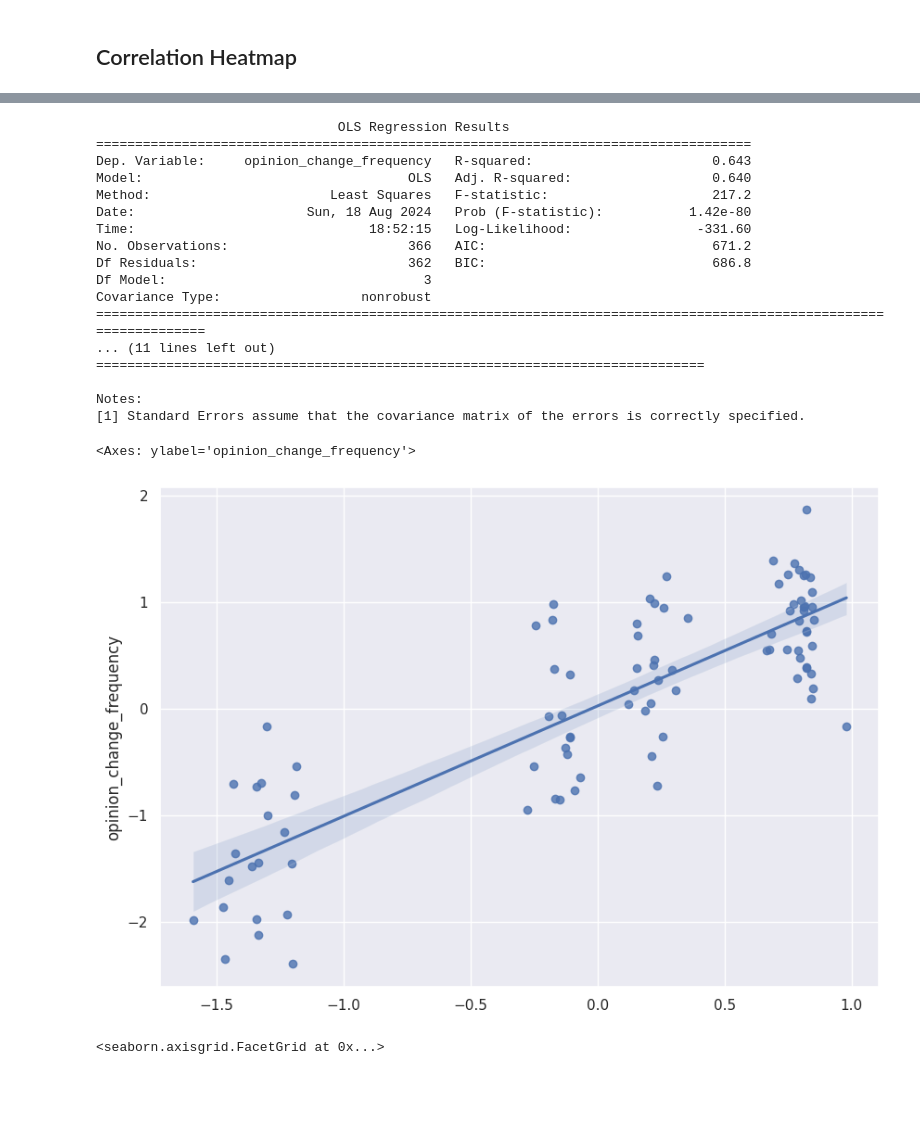
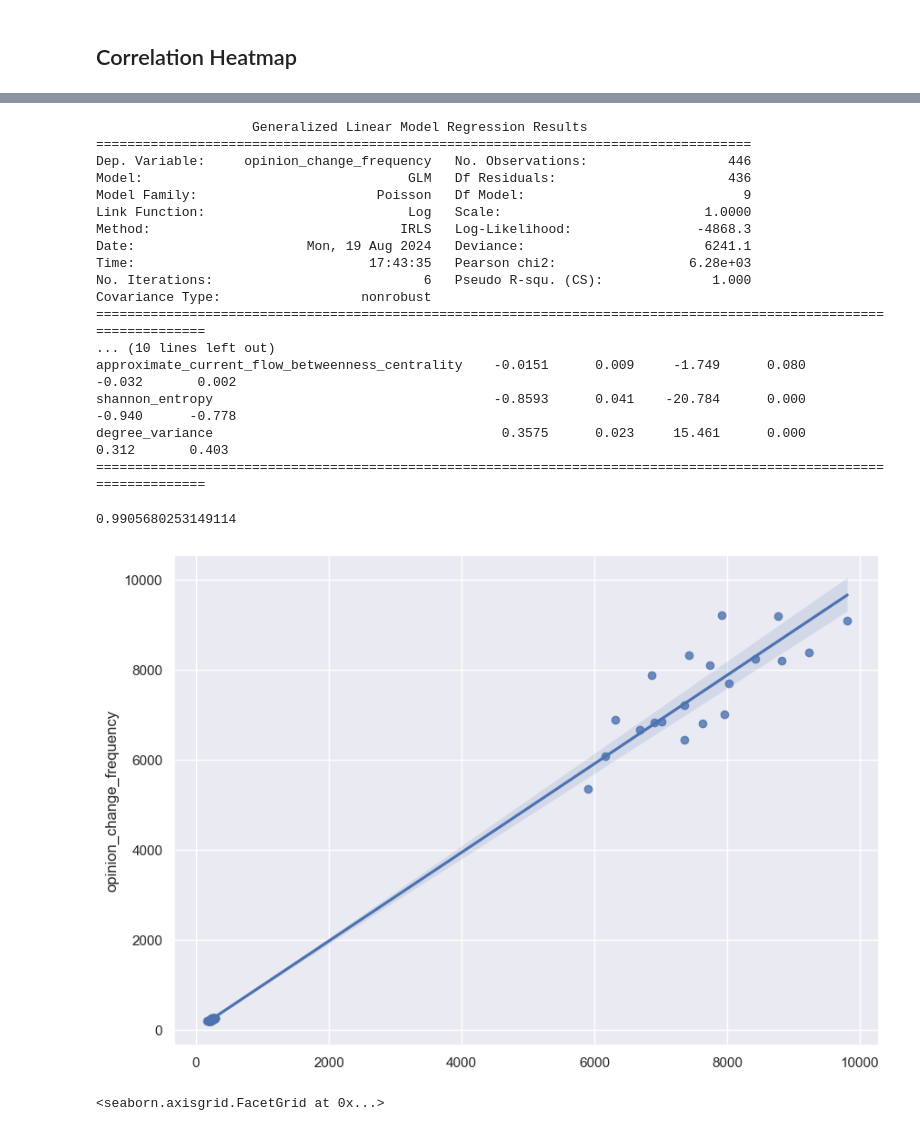
Before and after one commit to vitorfrois/SznajdNetworks, a Jupyter notebook: src/EDA.ipynb, the cells around one changed output, grey strips where cells are left out. Saved outputs shown, nothing was run; the diff lists cells and outputs as text; code cells hidden in the pictures; blank space fills up the shorter version.

Commit message:
poisson regression

```diff
--- a/src/EDA.ipynb
+++ b/src/EDA.ipynb
@@ -110,7 +100,7 @@ from sklearn.metrics.pairwise import pairwise_distances
 feature_correlation = pairwise_distances(measures_df[FEATURES].T, metric='correlation')
 feature_correlation = pd.DataFrame(feature_correlation, index=FEATURES)
 # %%
-filtered_dataset = dataset[(dataset['type'] != 'watts-strogatz') & (dataset['initialization'] == 'random')]
+filtered_dataset = dataset[(dataset['initialization'] == 'direct')]
 filtered_dataset.describe()
 # %% [output]
 |  | index | clustering | closeness | betweenness | average_shortest_path_lenght | eigenvector | assortativity | ... |
@@ -150,51 +140,60 @@ sns.pairplot(filtered_dataset[['clustering', 'eigenvector', 'assortativity', 'sh
 # %%
 from sklearn.model_selection import train_test_split
 
-filtered_dataset.loc[:, FEATURES] = scaler.fit_transform(filtered_dataset[FEATURES])
-filtered_dataset.loc[:, 'opinion_change_frequency'] = scaler.fit_transform(np.array(filtered_dataset['opinion_change_frequency']).reshape(-1, 1))
+# filtered_dataset.loc[:, FEATURES] = scaler.fit_transform(filtered_dataset[FEATURES])
+# filtered_dataset.loc[:, 'opinion_change_frequency'] = scaler.fit_transform(np.array(filtered_dataset['opinion_change_frequency']).reshape(-1, 1))
+
+SELECTED_FEATURES = ['clustering', 'approximate_current_flow_betweenness_centrality', 'shannon_entropy']
 
 
 y = filtered_dataset['opinion_change_frequency']
 X = sm.add_constant(
-   filtered_dataset[['clustering', 'approximate_current_flow_betweenness_centrality', 'shannon_entropy']]
+   filtered_dataset[FEATURES]
 )
 
 X_train, X_test, y_train, y_test = train_test_split(
     X, y, test_size=0.2, random_state=1, shuffle=True
 )
+
+X_train[FEATURES] = scaler.fit_transform(X_train[FEATURES])
+X_test[FEATURES] = scaler.transform(X_test[FEATURES])
 # %%
-mod = sm.OLS(
+mod = sm.GLM(
     endog=y_train,
-    exog=X_train
+    exog=X_train,
+    family=sm.families.Poisson()
 )
 res = mod.fit()
 # %%
 print(res.summary())
 # %% [output]
-                               OLS Regression Results
+                    Generalized Linear Model Regression Results
 ====================================================================================
-Dep. Variable:     opinion_change_frequency   R-squared:                       0.643
-Model:                                  OLS   Adj. R-squared:                  0.640
-Method:                       Least Squares   F-statistic:                     217.2
-Date:                      Sun, 18 Aug 2024   Prob (F-statistic):           1.42e-80
-Time:                              18:52:15   Log-Likelihood:                -331.60
-No. Observations:                       366   AIC:                             671.2
-Df Residuals:                           362   BIC:                             686.8
-Df Model:                                 3
+Dep. Variable:     opinion_change_frequency   No. Observations:                  446
+Model:                                  GLM   Df Residuals:                      436
+Model Family:                       Poisson   Df Model:                            9
+Link Function:                          Log   Scale:                          1.0000
+Method:                                IRLS   Log-Likelihood:                -4868.3
+Date:                      Mon, 19 Aug 2024   Deviance:                       6241.1
+Time:                              17:43:35   Pearson chi2:                 6.28e+03
+No. Iterations:                           6   Pseudo R-squ. (CS):              1.000
 Covariance Type:                  nonrobust
 ===================================================================================================================
-... (11 lines left out)
-==============================================================================
-
-Notes:
-[1] Standard Errors assume that the covariance matrix of the errors is correctly specified.
+... (10 lines left out)
+approximate_current_flow_betweenness_centrality    -0.0151      0.009     -1.749      0.080      -0.032       0.002
+shannon_entropy                                    -0.8593      0.041    -20.784      0.000      -0.940      -0.778
+degree_variance                                     0.3575      0.023     15.461      0.000       0.312       0.403
+===================================================================================================================
 # %%
 y_test_pred = res.predict(X_test)
 # %%
 sns.regplot(x=y_test_pred, y=y_test, data=None)
+
+from sklearn.metrics import r2_score
+r2_score(y_test_pred, y_test)
 # %% [output]
-<Axes: ylabel='opinion_change_frequency'>
+0.9905680253149114
-[figure, old version]
+[figure, new version]
 # %%
 sns.displot(data=filtered_dataset, x='opinion_change_frequency', kde=True, log_scale=(False, False))
 # %% [output]
```
Also changed, not shown: parts of 7 cells of this notebook.
